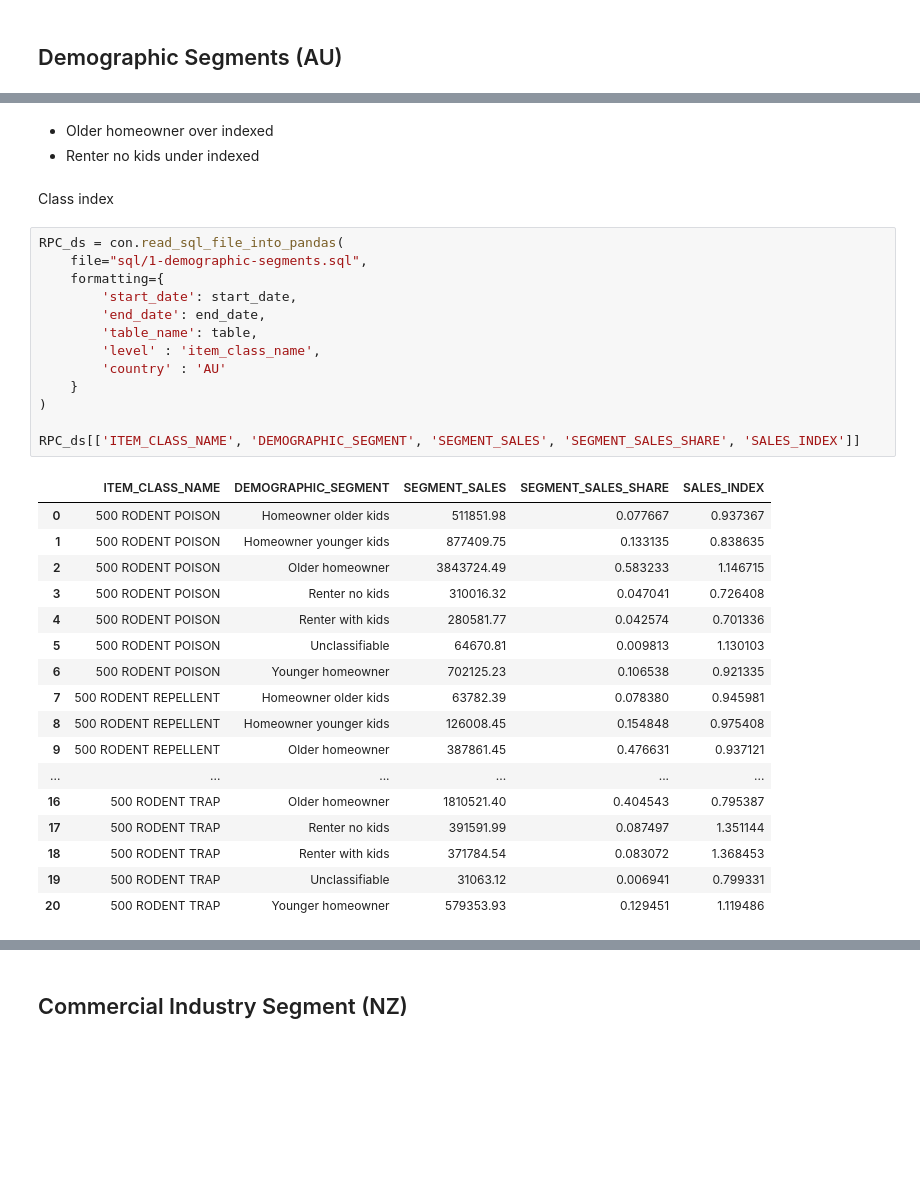
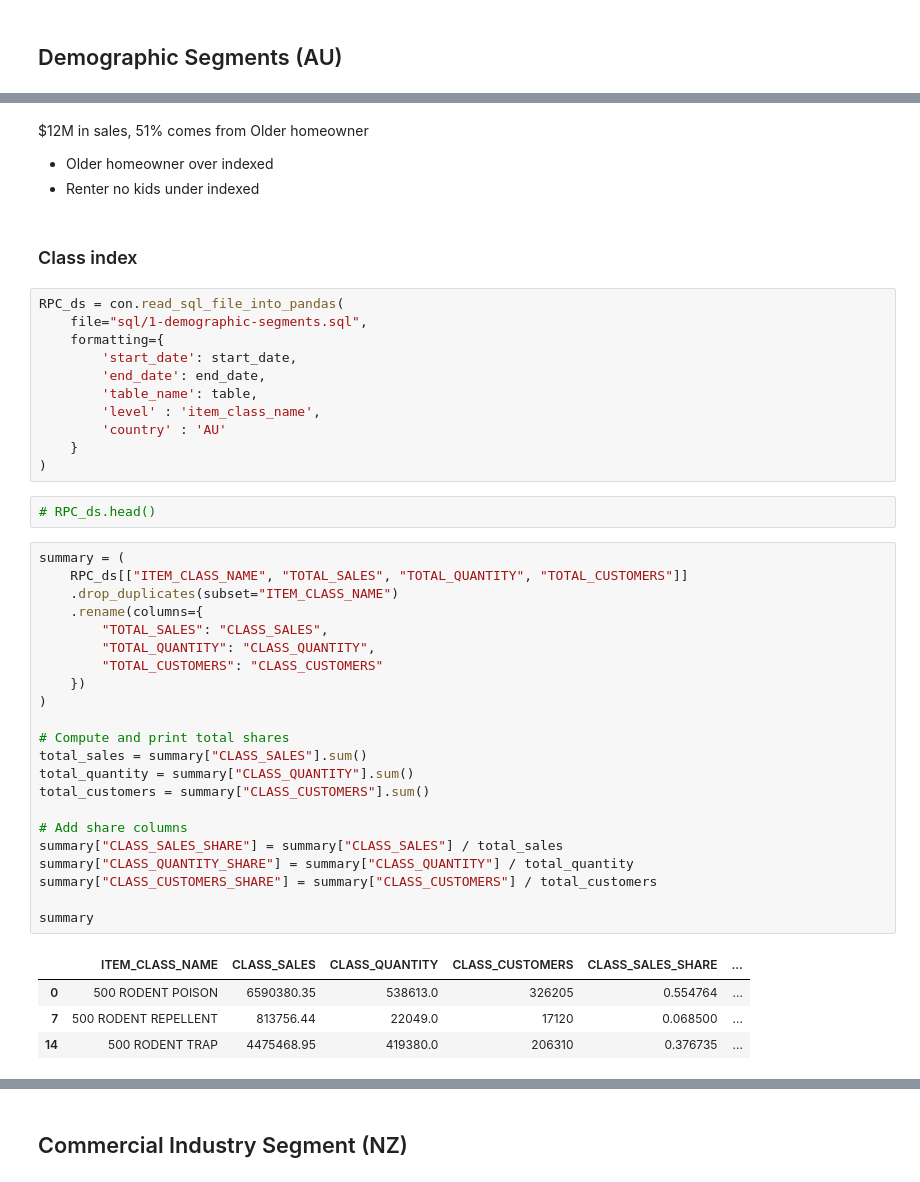
Before and after one commit to Meiji-Tran/Merch-Insights, a Jupyter notebook: NZ RR/400 RODENT PEST CONTROL/General insights/profiling.ipynb, the cells around one changed output, grey strips where cells are left out. Saved outputs shown, nothing was run; the diff lists cells and outputs as text; blank space fills up the shorter version.

```diff
--- a/NZ RR/400 RODENT PEST CONTROL/General insights/profiling.ipynb
+++ b/NZ RR/400 RODENT PEST CONTROL/General insights/profiling.ipynb
@@ -59,8 +67,9 @@ ds[["DEMOGRAPHIC_SEGMENT", "RANGE_SALES", "RANGE_SALES_SHARE", "SALES_INDEX"]]
 # %% [markdown]
+$12M in sales, 51% comes from Older homeowner
 - Older homeowner over indexed
 - Renter no kids under indexed
-# %% [markdown]
-Class index
+# %% [markdown]
+### Class index
 # %%
 RPC_ds = con.read_sql_file_into_pandas(
     file="sql/1-demographic-segments.sql",
@@ -72,23 +81,32 @@ RPC_ds = con.read_sql_file_into_pandas(
         'country' : 'AU'
     }
 )
-
-RPC_ds[['ITEM_CLASS_NAME', 'DEMOGRAPHIC_SEGMENT', 'SEGMENT_SALES', 'SEGMENT_SALES_SHARE', 'SALES_INDEX']]
-# %% [output]
-|  | ITEM_CLASS_NAME | DEMOGRAPHIC_SEGMENT | SEGMENT_SALES | SEGMENT_SALES_SHARE | SALES_INDEX |
-| 0 | 500 RODENT POISON | Homeowner older kids | 511851.98 | 0.077667 | 0.937367 |
-| 1 | 500 RODENT POISON | Homeowner younger kids | 877409.75 | 0.133135 | 0.838635 |
-| 2 | 500 RODENT POISON | Older homeowner | 3843724.49 | 0.583233 | 1.146715 |
-| 3 | 500 RODENT POISON | Renter no kids | 310016.32 | 0.047041 | 0.726408 |
-| 4 | 500 RODENT POISON | Renter with kids | 280581.77 | 0.042574 | 0.701336 |
-| 5 | 500 RODENT POISON | Unclassifiable | 64670.81 | 0.009813 | 1.130103 |
-| 6 | 500 RODENT POISON | Younger homeowner | 702125.23 | 0.106538 | 0.921335 |
-| 7 | 500 RODENT REPELLENT | Homeowner older kids | 63782.39 | 0.078380 | 0.945981 |
-| 8 | 500 RODENT REPELLENT | Homeowner younger kids | 126008.45 | 0.154848 | 0.975408 |
-| 9 | 500 RODENT REPELLENT | Older homeowner | 387861.45 | 0.476631 | 0.937121 |
-| ... | ... | ... | ... | ... | ... |
-| 16 | 500 RODENT TRAP | Older homeowner | 1810521.40 | 0.404543 | 0.795387 |
-| 17 | 500 RODENT TRAP | Renter no kids | 391591.99 | 0.087497 | 1.351144 |
-| 18 | 500 RODENT TRAP | Renter with kids | 371784.54 | 0.083072 | 1.368453 |
-| 19 | 500 RODENT TRAP | Unclassifiable | 31063.12 | 0.006941 | 0.799331 |
-| 20 | 500 RODENT TRAP | Younger homeowner | 579353.93 | 0.129451 | 1.119486 |
+# %%
+# RPC_ds.head()
+# %%
+summary = (
+    RPC_ds[["ITEM_CLASS_NAME", "TOTAL_SALES", "TOTAL_QUANTITY", "TOTAL_CUSTOMERS"]]
+    .drop_duplicates(subset="ITEM_CLASS_NAME")
+    .rename(columns={
+        "TOTAL_SALES": "CLASS_SALES",
+        "TOTAL_QUANTITY": "CLASS_QUANTITY",
+        "TOTAL_CUSTOMERS": "CLASS_CUSTOMERS"
+    })
+)
+
+# Compute and print total shares
+total_sales = summary["CLASS_SALES"].sum()
+total_quantity = summary["CLASS_QUANTITY"].sum()
+total_customers = summary["CLASS_CUSTOMERS"].sum()
+
+# Add share columns
+summary["CLASS_SALES_SHARE"] = summary["CLASS_SALES"] / total_sales
+summary["CLASS_QUANTITY_SHARE"] = summary["CLASS_QUANTITY"] / total_quantity
+summary["CLASS_CUSTOMERS_SHARE"] = summary["CLASS_CUSTOMERS"] / total_customers
+
+summary
+# %% [output]
+|  | ITEM_CLASS_NAME | CLASS_SALES | CLASS_QUANTITY | CLASS_CUSTOMERS | CLASS_SALES_SHARE | ... |
+| 0 | 500 RODENT POISON | 6590380.35 | 538613.0 | 326205 | 0.554764 | ... |
+| 7 | 500 RODENT REPELLENT | 813756.44 | 22049.0 | 17120 | 0.068500 | ... |
+| 14 | 500 RODENT TRAP | 4475468.95 | 419380.0 | 206310 | 0.376735 | ... |
```
Also changed, not shown: parts of 22 cells of this notebook, 7 other files.
